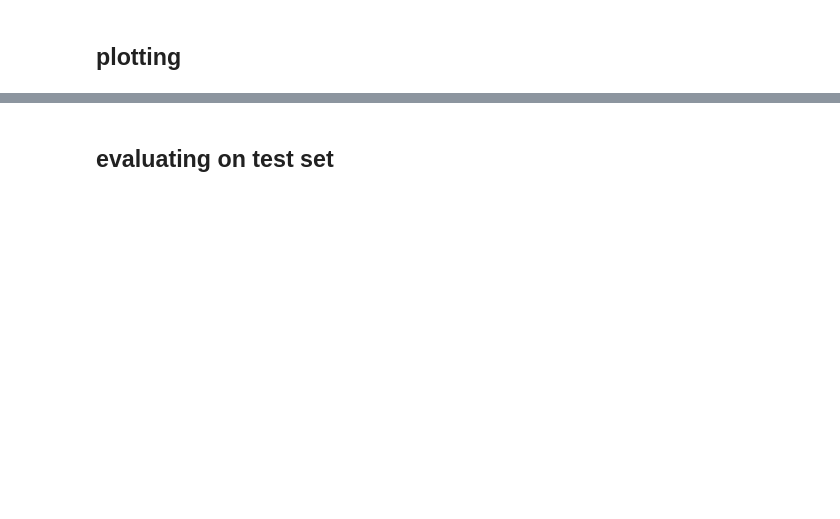
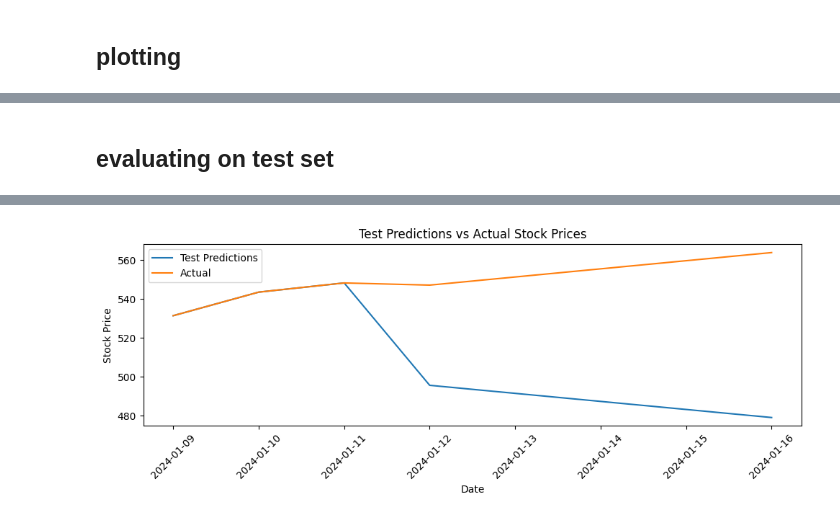
Before and after one commit to GustavLundberg1/LSTM-Neural-Network-for-Stock-Market-prediciton, a Jupyter notebook: main.ipynb, the cells around one changed output, grey strips where cells are left out. Drawn from its saved outputs; the diff is of its cells as text; code cells hidden in the pictures; blank space fills up the shorter version.

```diff
--- a/main.ipynb
+++ b/main.ipynb
@@ -182,0 +202,49 @@ plt.legend(['Validation Predictions', 'Validation Observations'])
+# %% [markdown]
+## evaluating on test set
+# %%
+model = load_model('trained_models/baseline.keras')
+
+windowed_test_df = generate_windowed_dataset(test_df, '2024-01-05', '2024-01-15', window_size=3)
+dates_test, X_test, y_test = prepare_dataset_for_lstm(windowed_test_df)
+
+# print(dates_test)
+
+loss, mae = model.evaluate(X_test, y_test)
+print(f'Test Loss: {loss}')
+print(f'Test Mean Absolute Error: {mae}')
+
+n = 5
+s = 1
+
+
+values = test_df[['Close']].iloc[s:s+3].to_numpy().flatten().tolist()
+dates = test_df.iloc[s:s+n].index.to_list()
+
+print(dates)
+
+
+measures = deque(values, maxlen=3)
+measures_list = list(measures)
+
+print(measures)
+print(measures_list)
+
+for date in range(n-3):
+    x = np.array(measures, dtype=float).reshape((1,3,1))
+    pred_measure = model.predict(x).flatten()[0]
+    measures.append(pred_measure)
+    values.append(pred_measure)
+
+
+plt.figure(figsize=(10, 4))
+# plt.plot(df)
+plt.plot(dates, values, label='Test Predictions')
+plt.plot(dates, test_df[['Close']].iloc[s:s+n].to_numpy().flatten().tolist(), label='Actual')
+plt.xlabel('Date')
+plt.ylabel('Stock Price')
+plt.title('Test Predictions vs Actual Stock Prices')
+plt.xticks(rotation=45)
+plt.legend()
+plt.tight_layout()
+plt.show()
+# %% [output]
@@ -183,4 +259,3 @@ plt.legend(['Validation Predictions', 'Validation Observations'])
+[figure, added]
 # %%
 # Very bad extrapolation (learn data outside its range), for it to better extrapolate we can train it on a smaller interval closer the dates we actually want to predict
-# %% [markdown]
-## evaluating on test set
```
Also changed, not shown: parts of 10 cells of this notebook, 1 other file.
